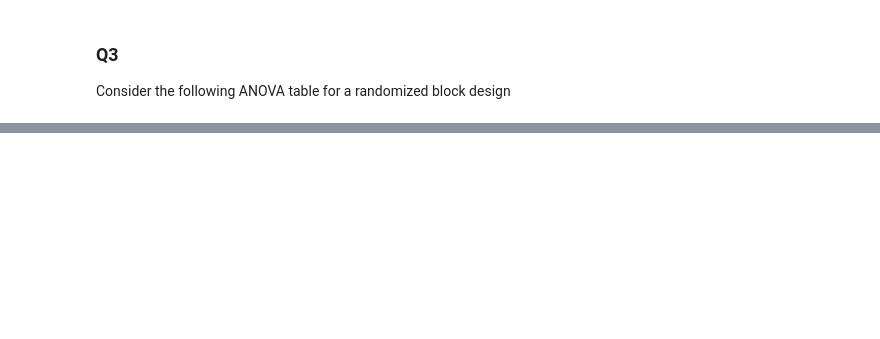
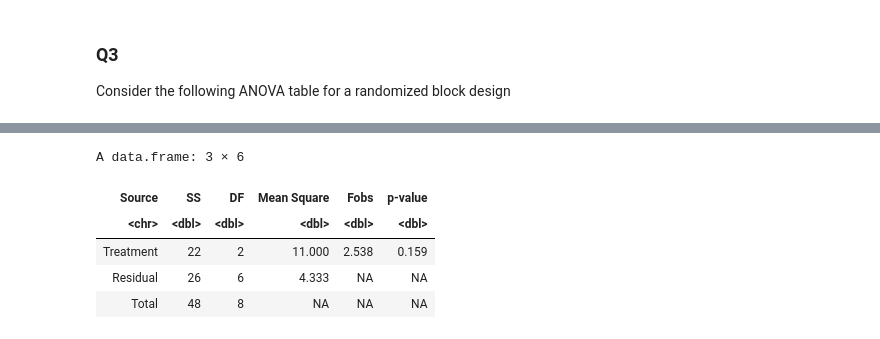
Before and after one commit to GawainGan/UBCO_MDS, a Jupyter notebook: Data-543/A2/Aiisgnment2_Yiwei_Gan.ipynb, the cells around one changed output, grey strips where cells are left out. Drawn from its saved outputs; the diff is of its cells as text; code cells hidden in the pictures; blank space fills up the shorter version.

```diff
--- a/Data-543/A2/Aiisgnment2_Yiwei_Gan.ipynb
+++ b/Data-543/A2/Aiisgnment2_Yiwei_Gan.ipynb
@@ -256,0 +274,6 @@ Consider the following ANOVA table for a randomized block design
+# %%
+ANOVA_find_Pvalue <- function(MS_treat, MS_Residual, df_treat, df_residual){
+      Fbos <- MS_treat/MS_Residual
+      result <- 1 - pf(Fbos, df_treat,df_residual)
+      return(result)
+}
@@ -256,0 +302,56 @@ Consider the following ANOVA table for a randomized block design
+# %%
+SS.treat <- 22
+SS.total <- 48
+SS.block <- 20
+SS.residual <- SS.total - SS.treat
+
+DF.treat <- 2
+DF.total <- 8
+DF.block <- 2
+DF.residual <- DF.total - DF.treat
+
+MS.treat <- SS.treat / DF.treat
+MS.residual <- SS.residual/ DF.residual
+# %%
+CRD_ANOVA_Table <- function(SS.treat, SS.total, DF.treat, DF.total, MS.treat){
+
+      SS.C.total <- SS.total
+      DF.C.total <- DF.total
+
+      SS.C.treat <- SS.treat
+      DF.C.treat <- DF.treat
+      MS.C.treat <- MS.treat
+
+      SS.C.residual <- SS.C.total - SS.C.treat
+      DF.C.residual <- DF.C.total - DF.C.treat
+      MS.C.residual <- SS.C.residual / DF.C.residual
+
+      Fobs.C.treat <- MS.C.treat / MS.C.residual
+
+
+      C.p_value <- ANOVA_find_Pvalue(MS.C.treat, MS.C.residual, DF.C.treat, DF.C.residual)
+
+      CRD_df <- data.frame(
+      Source = c('Treatment', 'Residual', 'Total'),
+      SS = c(SS.C.treat,  SS.C.residual, SS.C.total),
+      DF = c(DF.C.treat,  DF.C.residual, DF.C.total),
+      Mean_Square = c(round(MS.C.treat,3),  round(MS.C.residual,3), NA),
+      Fobs = c(round(Fobs.C.treat,3), NA, NA),
+      p_value = c(round(C.p_value,3), NA, NA)
+      )
+
+      column_name <- c('Source', 'SS', 'DF', 'Mean Square', 'Fobs', 'p-value')
+      colnames(CRD_df) <- column_name
+      return(CRD_df)
+}
+
+
+CRD_df <- CRD_ANOVA_Table(SS.treat, SS.total, DF.treat, DF.total, MS.treat)
+CRD_df
+# %% [output]
+A data.frame: 3 × 6
+| Source | SS | DF | Mean Square | Fobs | p-value |
+| <chr> | <dbl> | <dbl> | <dbl> | <dbl> | <dbl> |
+| Treatment | 22 | 2 | 11.000 | 2.538 | 0.159 |
+| Residual | 26 | 6 | 4.333 | NA | NA |
+| Total | 48 | 8 | NA | NA | NA |
```
Also changed, not shown: parts of 8 cells of this notebook.
